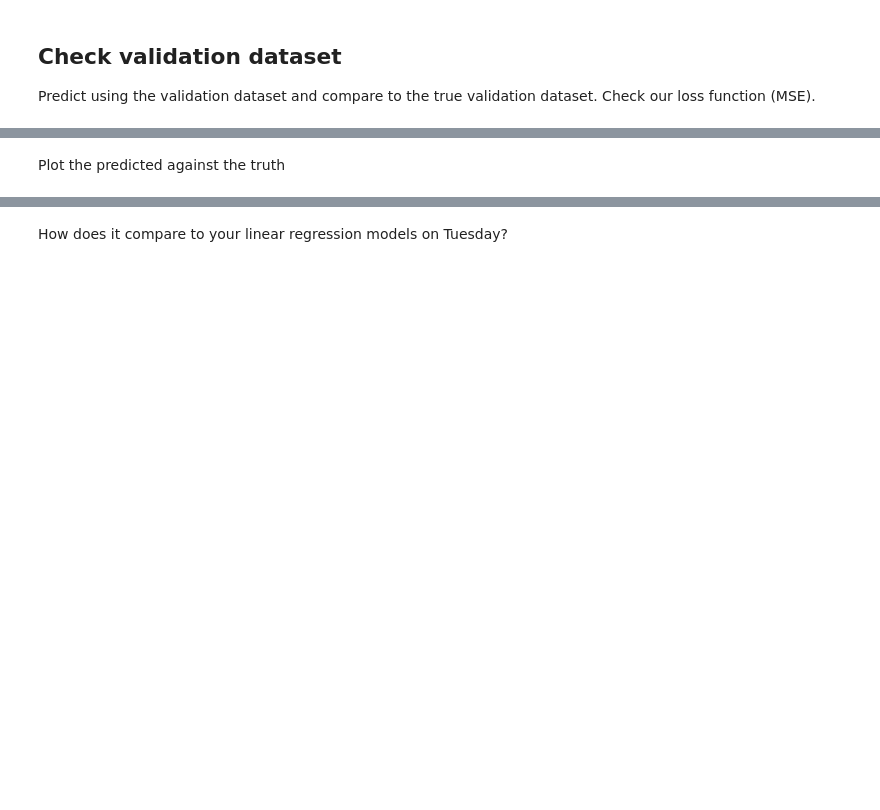
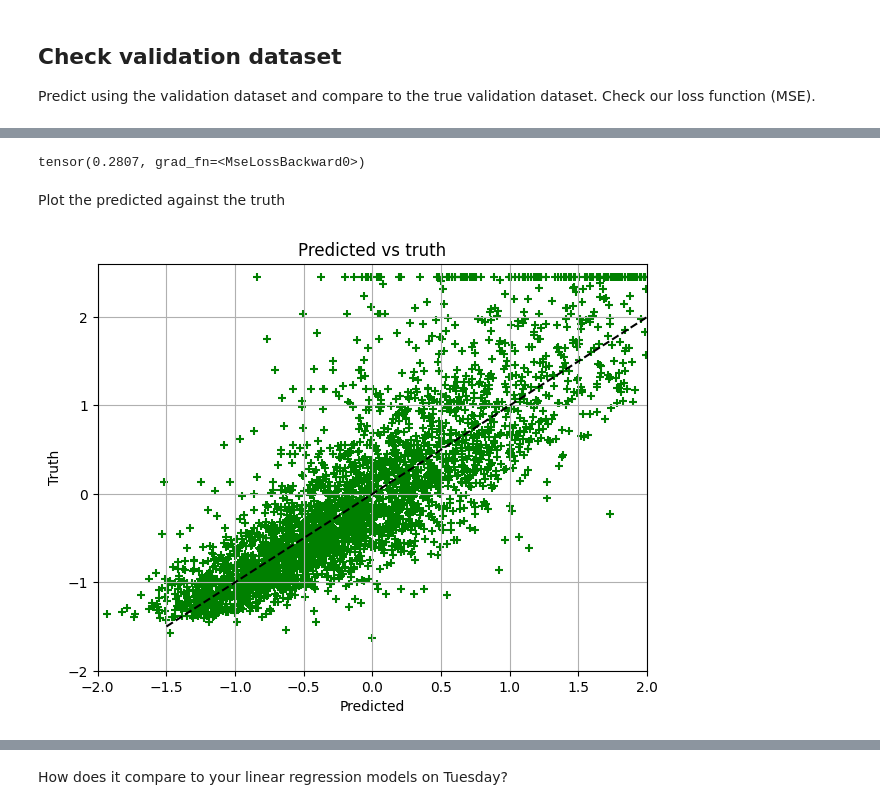
Before and after one commit to leharlow02-glitch/supervised_machine_learning_tutorials, a Jupyter notebook: 3_deeplearning/3-DeepLearning_HousePrice.ipynb, the cells around one changed output, grey strips where cells are left out. Drawn from its saved outputs; the diff is of its cells as text; code cells hidden in the pictures; blank space fills up the shorter version.

```diff
--- a/3_deeplearning/3-DeepLearning_HousePrice.ipynb
+++ b/3_deeplearning/3-DeepLearning_HousePrice.ipynb
@@ -180,19 +323,25 @@ Plot the losses for this
 Predict using the validation dataset and compare to the true validation dataset. Check our loss function (MSE).
 # %%
 # Select your X_validation and y_validation variables.
-y_validation =
-X_validation =
+y_validation = validation["median_house_value"].values.reshape(-1, 1)
+X_validation = validation[['longitude', 'latitude', 'housing_median_age', 'total_rooms', 'total_bedrooms', 'population', 'households', 'median_income']].values
+X_validation.shape, y_validation.shape
 
 # Scale them and create them as torch tensors (as we did for training)
 
-X_validation_scaled =
-y_validation_scaled =
+X_validation_scaled = scaler_X.transform(X_validation)
+y_validation_scaled = scaler_y.transform(y_validation)
 
-X_validation = torch.tensor(
-y_validation = torch.tensor(
+X_validation = torch.tensor(X_validation_scaled, dtype=torch.float32)
+y_validation = torch.tensor(y_validation_scaled, dtype=torch.float32)
+
+print(X_validation, X_validation.shape)
+print(y_validation, y_validation.shape)
 
 # Create a torch dataset in the same way did before
-dataset_validation =
+dataset_validation = torch.utils.data.TensorDataset(X_validation, y_validation)
 
 # And finally, create a validation dataloader with a batch size of 64 in the same way we did before
-dataloader_validation =
+dataloader_validation = torch.utils.data.DataLoader(dataset_validation,
+                                         shuffle=True,
+                                         batch_size=64)
@@ -199,9 +363,24 @@ dataloader_validation =
 # %%
 # Test the network on the validation dataset! Note, we need to put the network in "evaluation" mode first
 my_network.eval()       # Puts network into evaluation mode
-pred_validation =
+pred_validation = my_network(X_validation)
 # Check the loss
-loss =
+loss = loss_function(pred_validation, y_validation)
 loss
+# %% [output]
+tensor(0.2807, grad_fn=<MseLossBackward0>)
 # %% [markdown]
 Plot the predicted against the truth
+# %%
+# Plotting predicted against the truth
+plt.scatter(pred_validation.detach().numpy(), y_validation.detach().numpy(), color = 'green', marker = '+')
+plt.plot([-1.5, 2.5], [-1.5, 2.5], color="black", linestyle="dashed")
+plt.ylim(-2,2.6)
+plt.xlim(-2,2)
+plt.xlabel("Predicted")
+plt.ylabel("Truth")
+plt.tight_layout()
+plt.title("Predicted vs truth")
+plt.grid()
+# %% [output]
+[figure, added]
```
Also changed, not shown: parts of 21 cells of this notebook.
